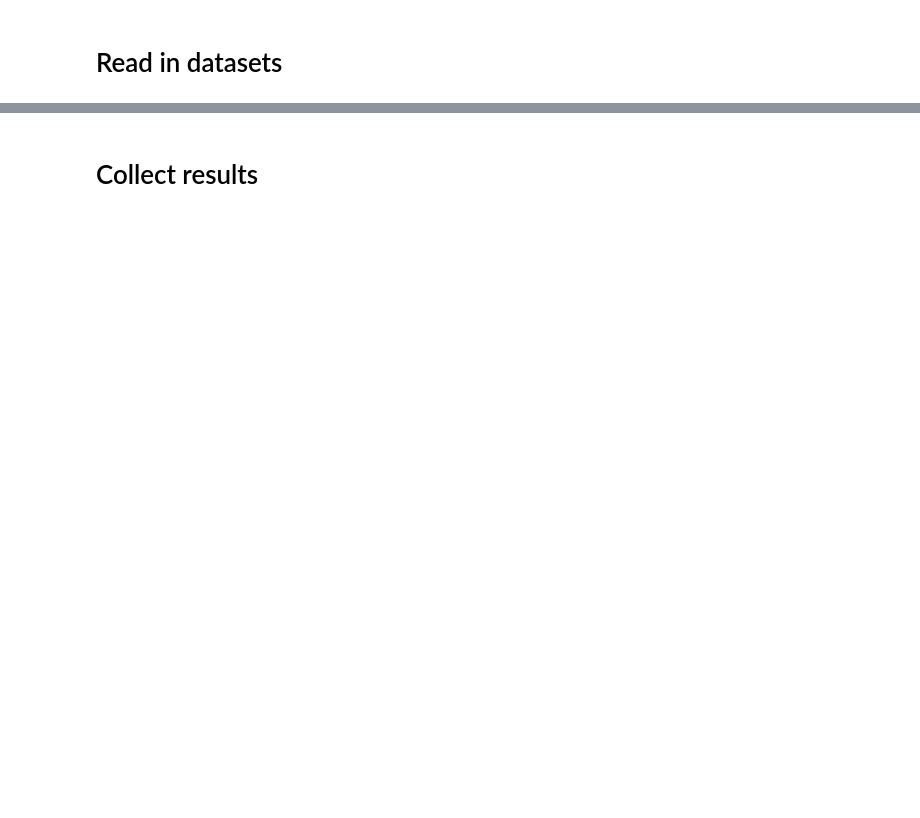
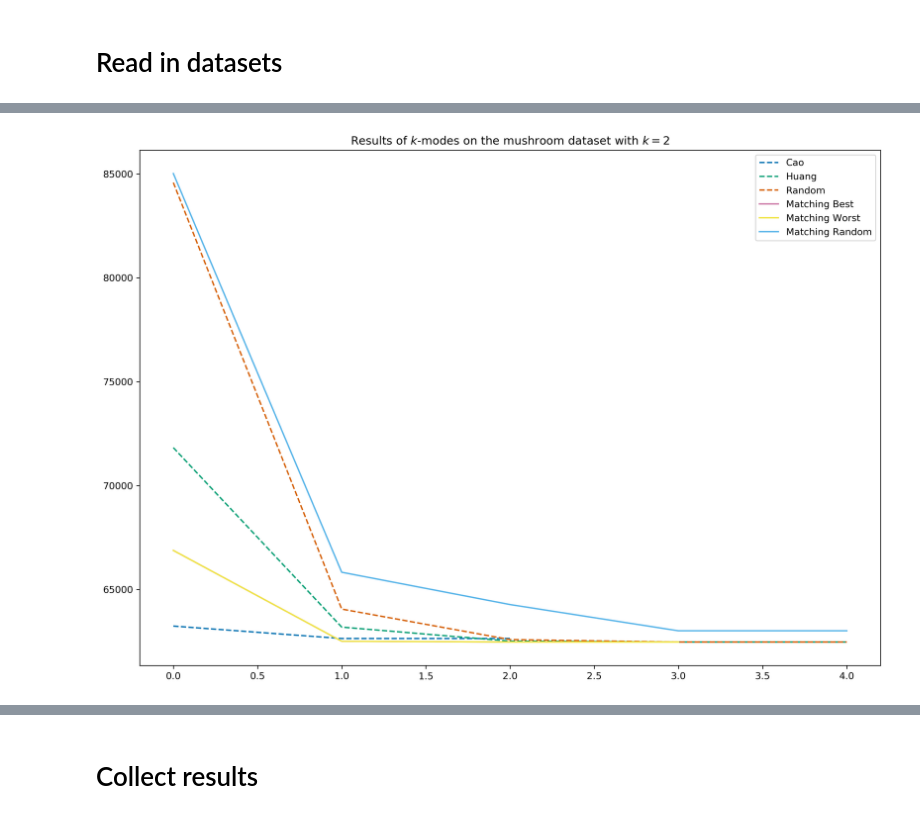
Before and after one commit to daffidwilde/kmodes-init-paper, a Jupyter notebook: nbs/generate_results.ipynb, the cells around one changed output, grey strips where cells are left out. Cells and saved outputs as stored; diff of their text form; code cells hidden in the pictures; blank space fills up the shorter version.

```diff
--- a/nbs/generate_results.ipynb
+++ b/nbs/generate_results.ipynb
@@ -33,0 +68,4 @@ for dataset in [soybean, mushroom, zoo, breast_cancer, vehicle]:
+# %%
+get_epoch_plot(mushroom, 'mushroom')
+# %% [output]
+[figure, added]
```
Also changed, not shown: parts of 17 cells of this notebook.
